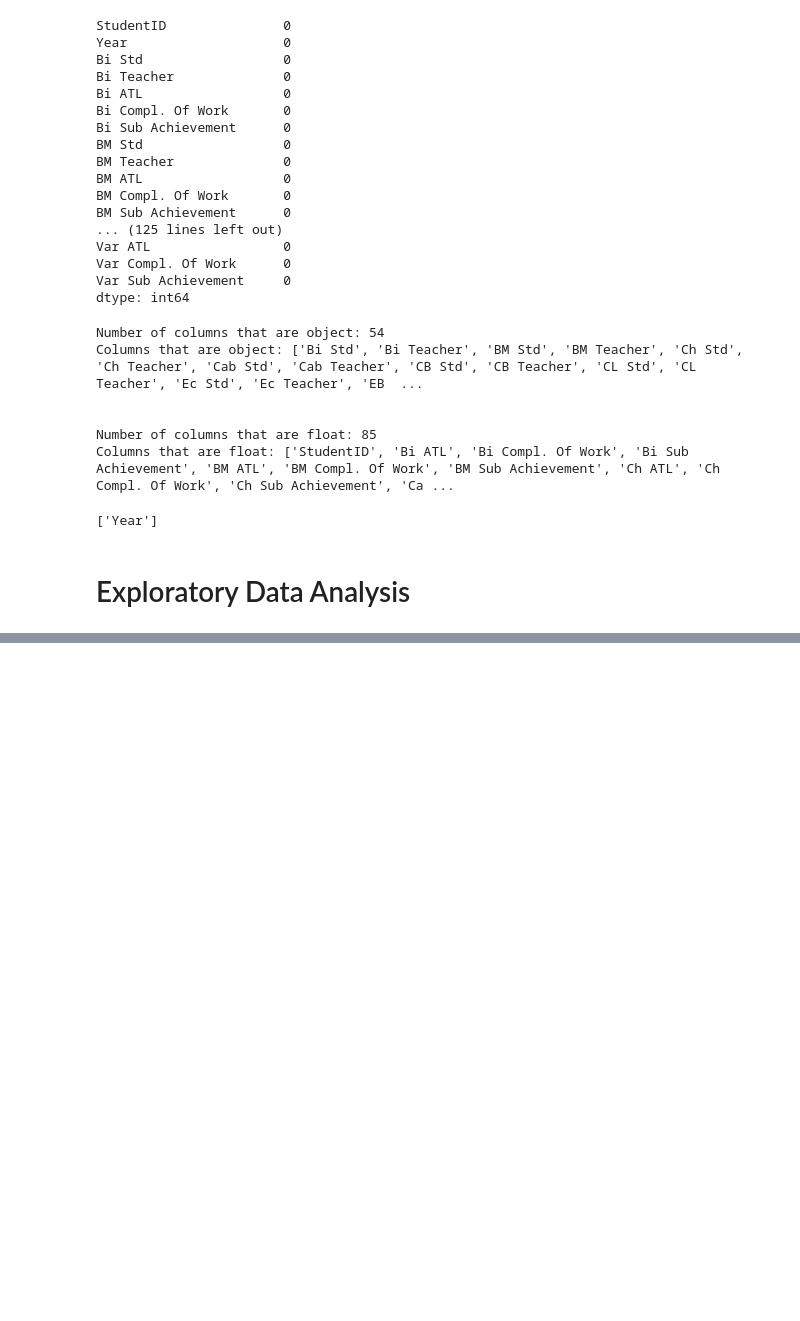
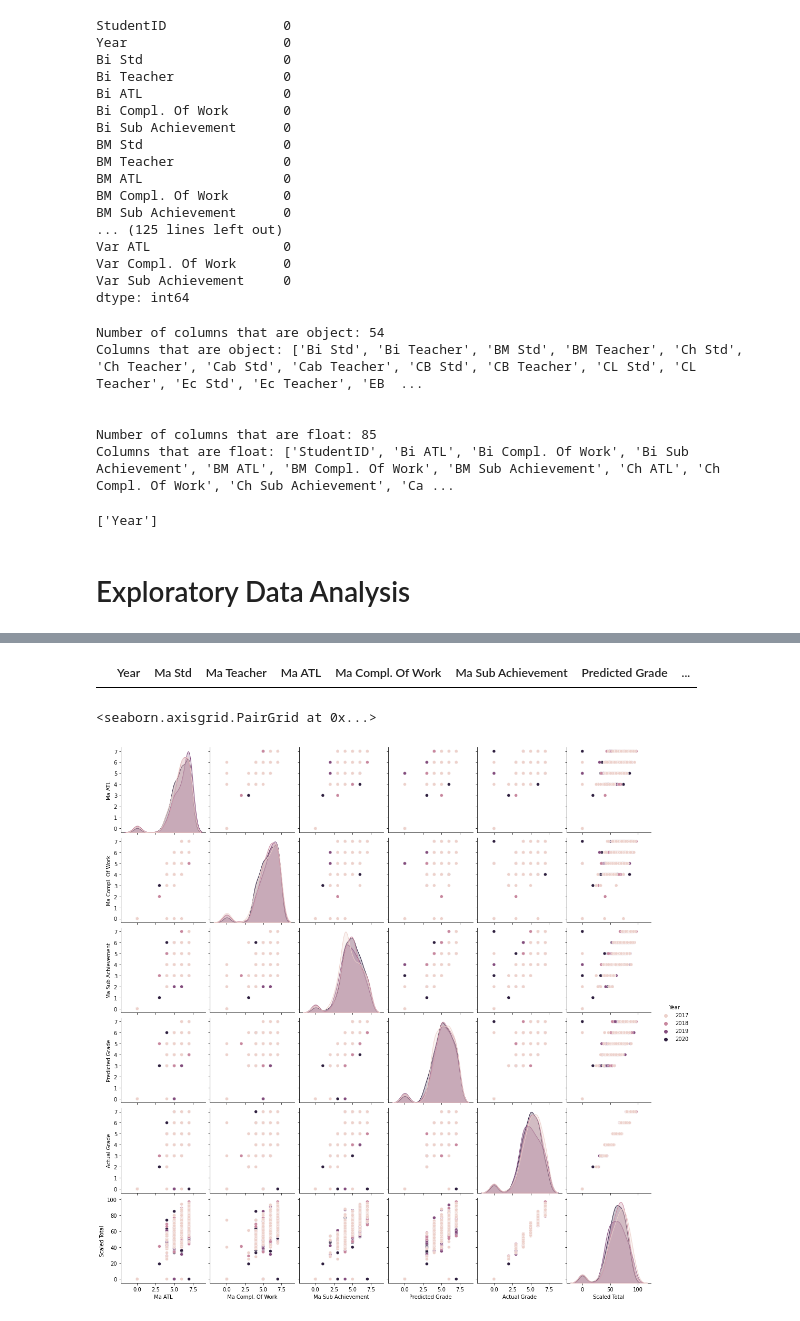
Before and after one commit to siti-alawiyah/ibresultprediction, a Jupyter notebook: Exploratory_Data_Analysis_1.0.ipynb, the cells around one changed output, grey strips where cells are left out. Saved outputs shown, nothing was run; the diff lists cells and outputs as text; code cells hidden in the pictures; blank space fills up the shorter version.

```diff
--- a/Exploratory_Data_Analysis_1.0.ipynb
+++ b/Exploratory_Data_Analysis_1.0.ipynb
@@ -895,0 +887,4 @@ df17.corr()
+# %%
+# combine the dataframes into 1 before modelling
+frames = [dd20,dd19,dd18,dd17]
+df = pd.concat(frames,ignore_index=True)
@@ -895,0 +900,9 @@ df17.corr()
+# %%
+df[df.index.duplicated()]
+# %% [output]
+|  | Year | Ma Std | Ma Teacher | Ma ATL | Ma Compl. Of Work | Ma Sub Achievement | Predicted Grade | ... |
+# %%
+sns.pairplot(df,hue="Year")
+# %% [output]
+<seaborn.axisgrid.PairGrid at 0x...>
+[figure, added]
```
Also changed, not shown: parts of 31 cells of this notebook.
